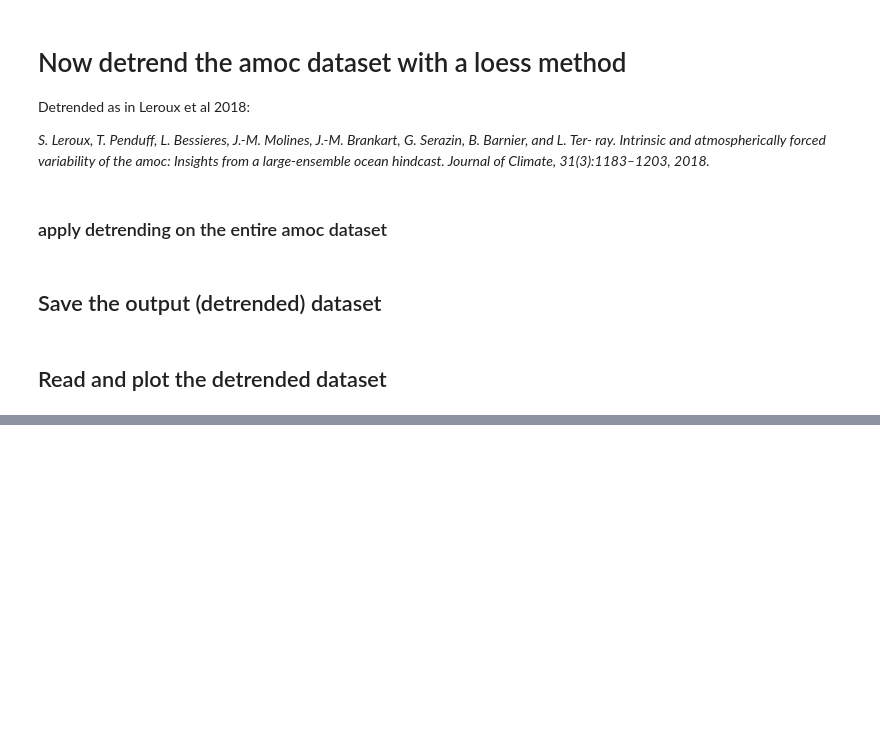
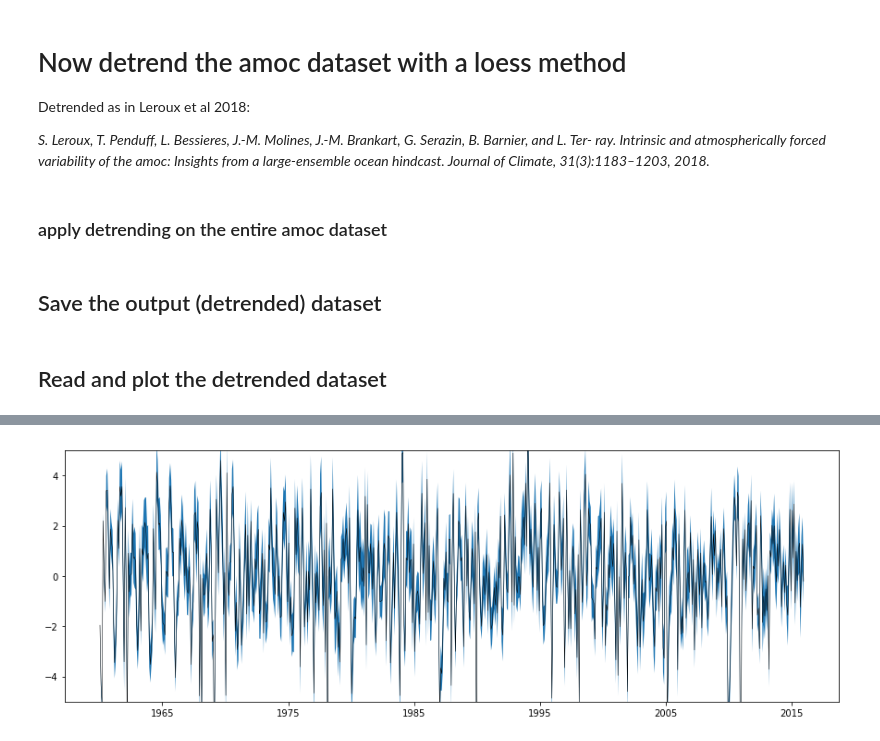
Before and after one commit to stephanieleroux/SHARED_NOTEBOOKS, a Jupyter notebook: 2019-01-10-SLX_readAMOC-nc.ipynb, the cells around one changed output, grey strips where cells are left out. Saved outputs shown, nothing was run; the diff lists cells and outputs as text; code cells hidden in the pictures; blank space fills up the shorter version.

```diff
--- a/2019-01-10-SLX_readAMOC-nc.ipynb
+++ b/2019-01-10-SLX_readAMOC-nc.ipynb
@@ -173,0 +185,32 @@ rapidmb2.plot()
+# %%
+## PLOT ensemble-mean, and envelop for ensemble mean -/+1std (detrended data)
+
+# choose latitude
+latchoice = 26.
+
+emean = amoc_dtREAD.mean(dim='e')
+estd  = amoc_dtREAD.std(dim='e')
+
+emeanplus = emean+estd
+emeanminus = emean-estd
+
+
+y  = emean.sel(nav_lat=latchoice,method='nearest')
+yp = emeanplus.sel(nav_lat=latchoice,method='nearest')
+ym = emeanminus.sel(nav_lat=latchoice,method='nearest')
+
+x=emean.time_counter.values
+
+# plot
+fig2 = plt.figure(figsize=([15,5]),facecolor='white')
+
+# emean (black)
+plt.plot(x,y,color='k',linewidth=0.5)
+# emean +/- 1sd shaded (blue)
+plt.fill_between(x,ym,yp)
+
+plt.ylim( -5., 5. )
+
+plt.show()
+# %% [output]
+[figure, added]
```
Also changed, not shown: parts of 4 cells of this notebook.
